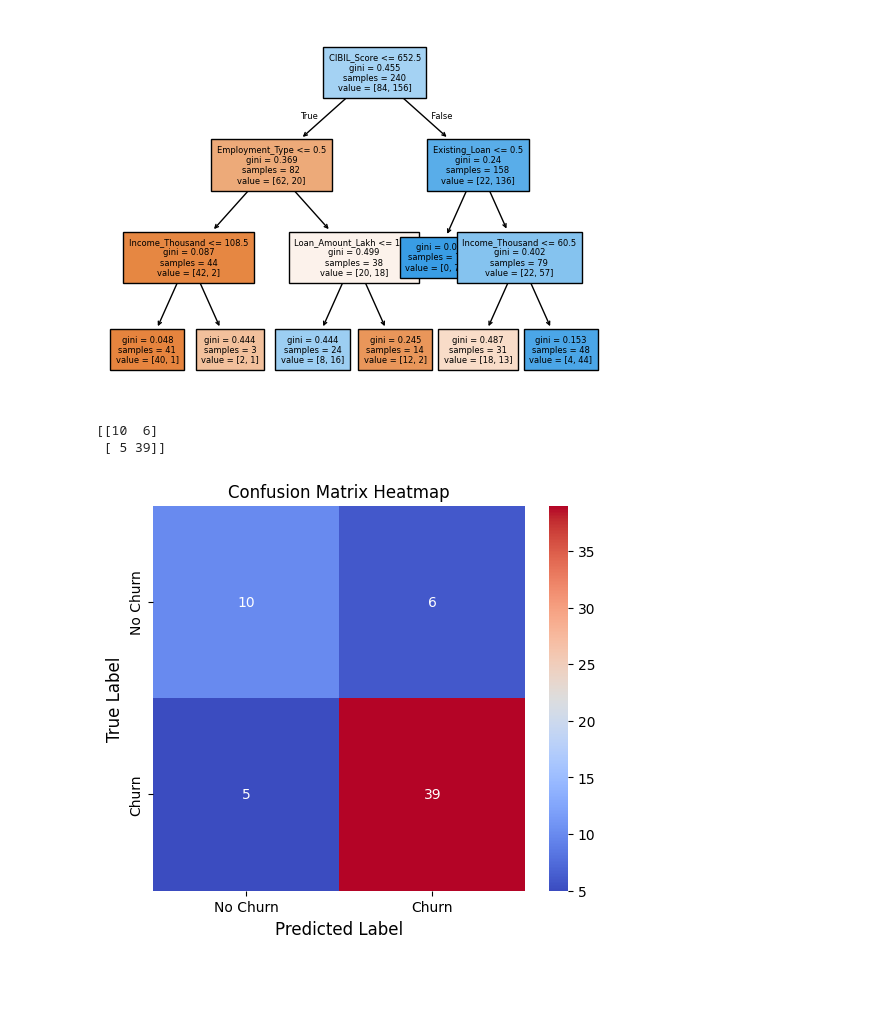
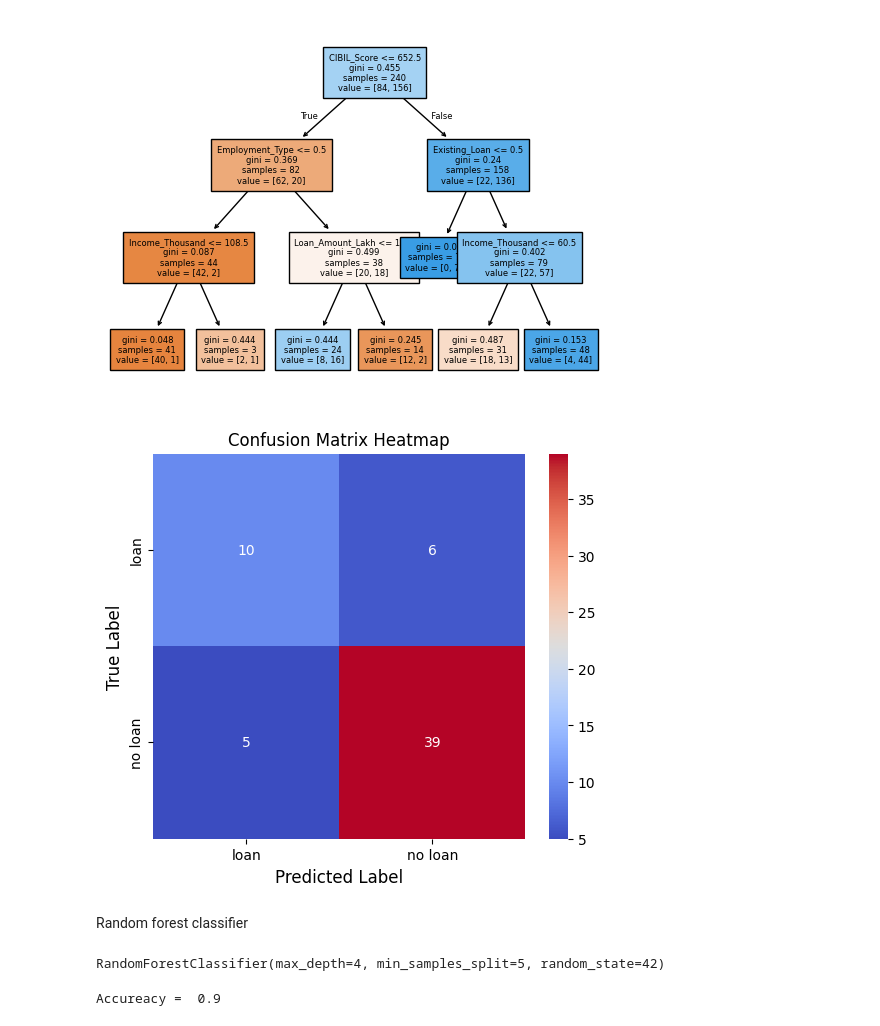
Before and after one commit to RUDraksh12369/internship_2026, a Jupyter notebook: sklearn/sklearn5.ipynb, the cells around one changed output. Drawn from its saved outputs; the diff is of its cells as text; code cells hidden in the pictures; blank space fills up the shorter version.

```diff
--- a/sklearn/sklearn5.ipynb
+++ b/sklearn/sklearn5.ipynb
@@ -86,27 +86,26 @@ plt.show()
 # %% [output]
 [figure]
 # %%
-cm = confusion_matrix(y_test,y_predict)
-print(cm)
+y_predict = model.predict(x_test)
+cm = confusion_matrix(y_test, y_predict) # Correct! Uses Decision Tree predictions
-# %% [output]
-[[10  6]
- [ 5 39]]
 # %%
 cm = confusion_matrix(y_test, y_predict)
-class_names = ["No Churn", "Churn"]
+class_names = ["loan", "no loan"]
 plt.figure(figsize=(6,5))
 sns.heatmap(
     cm,
     annot=True,
     fmt="d",              # shows integer values
     cmap="coolwarm",
     cbar=True,
     xticklabels=class_names,
     yticklabels=class_names
 )
 plt.title("Confusion Matrix Heatmap")
 plt.xlabel("Predicted Label", fontsize=12)
 plt.ylabel("True Label", fontsize=12)
 plt.show()
 # %% [output]
-[figure, old version]
+[figure, new version]
+# %% [markdown]
+Random forest classifier
@@ -112,0 +118,4 @@ plt.show()
+# %%
+rf.fit(x_train,y_train)
+# %% [output]
+RandomForestClassifier(max_depth=4, min_samples_split=5, random_state=42)
@@ -112,0 +124,4 @@ plt.show()
+# %%
+print("Accureacy = ",accuracy_score(y_test,y_pred))
+# %% [output]
+Accureacy =  0.9
```
Also changed, not shown: parts of 14 cells of this notebook, 1 other file.
